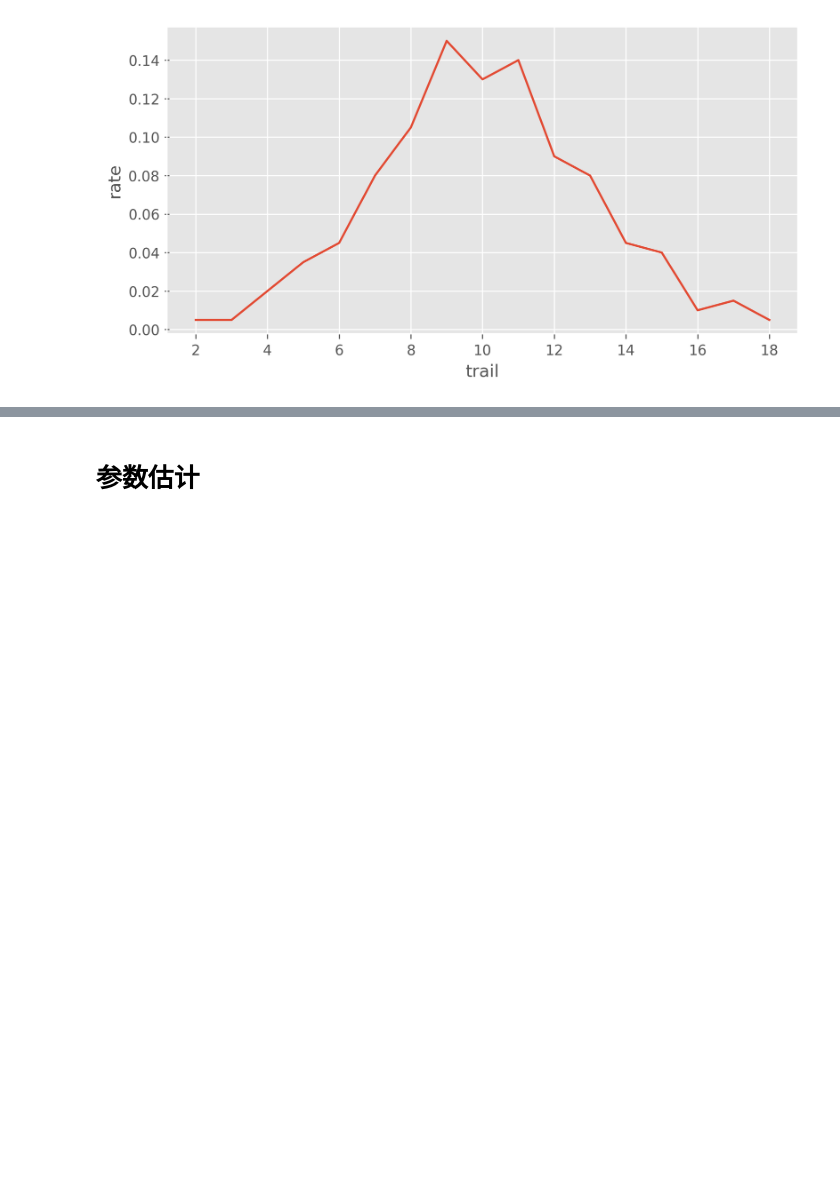
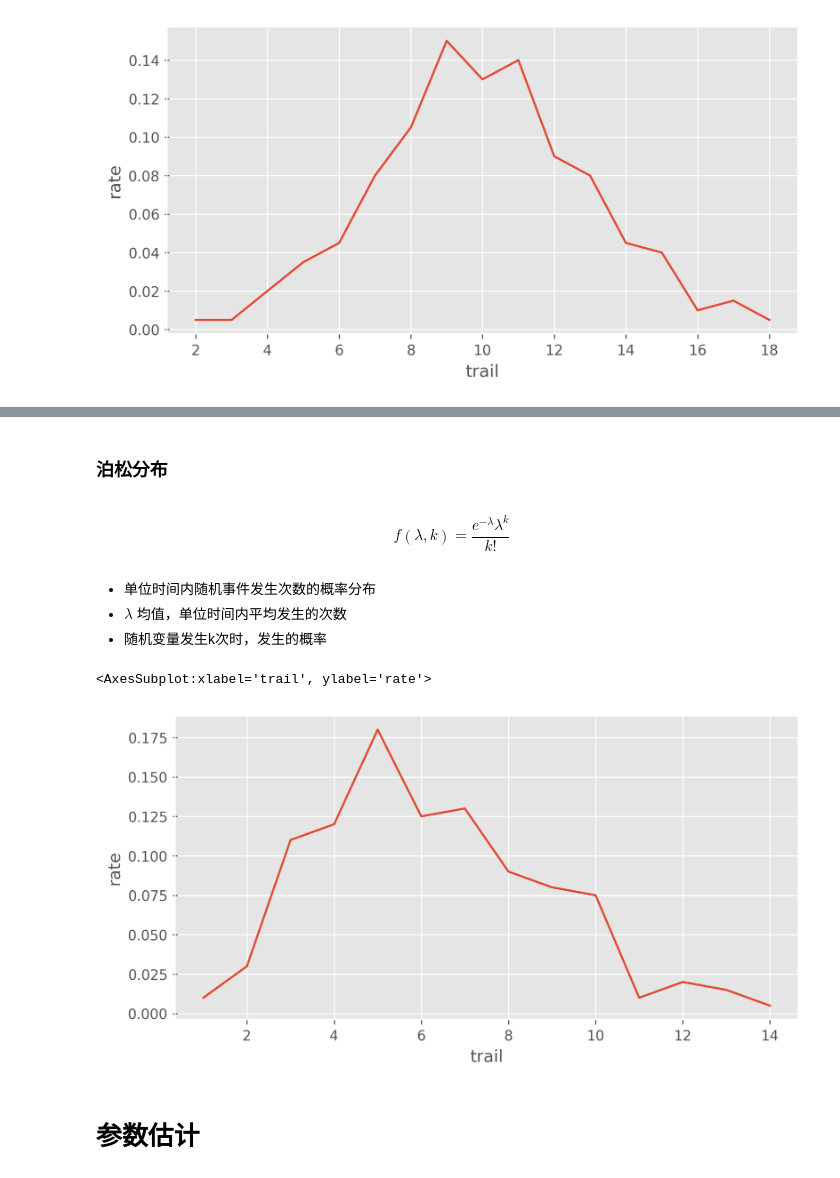
Before and after one commit to Wlinfang/note, a Jupyter notebook: 概率/sample.ipynb, the cells around one changed output, grey strips where cells are left out. Cells and saved outputs as stored; diff of their text form; code cells hidden in the pictures; blank space fills up the shorter version.

```diff
--- a/概率/sample.ipynb
+++ b/概率/sample.ipynb
@@ -66,3 +61,21 @@ array([51, 59, 55, 47, 45, 52, 51, 50, 50, 49, 55, 44, 44, 48, 46, 56, 47,
+# %% [markdown]
+### 泊松分布
+# %% [markdown]
+$$ f(\lambda,k)=\frac {e^{-\lambda}\lambda^k}{k!}$$
+# %% [markdown]
+- 单位时间内随机事件发生次数的概率分布
+- $\lambda$ 均值，单位时间内平均发生的次数
+- 随机变量发生k次时，发生的概率
+# %%
+# 假设公交车每小时平均通过6辆，200个样本
+a=np.random.poisson(6,size=200)
+a=pd.DataFrame(a,columns=['trail'])
+a = a.groupby('trail').size().reset_index().rename(columns={0:'cnt'})
+a['rate']=np.round(a['cnt']/200,3)
+sn.lineplot(x='trail',y='rate',data=a)
+# %% [output]
+<AxesSubplot:xlabel='trail', ylabel='rate'>
+[figure, added]
 # %% [markdown]
 # 参数估计
 # %% [markdown]
```
Also changed, not shown: parts of 3 cells of this notebook.
